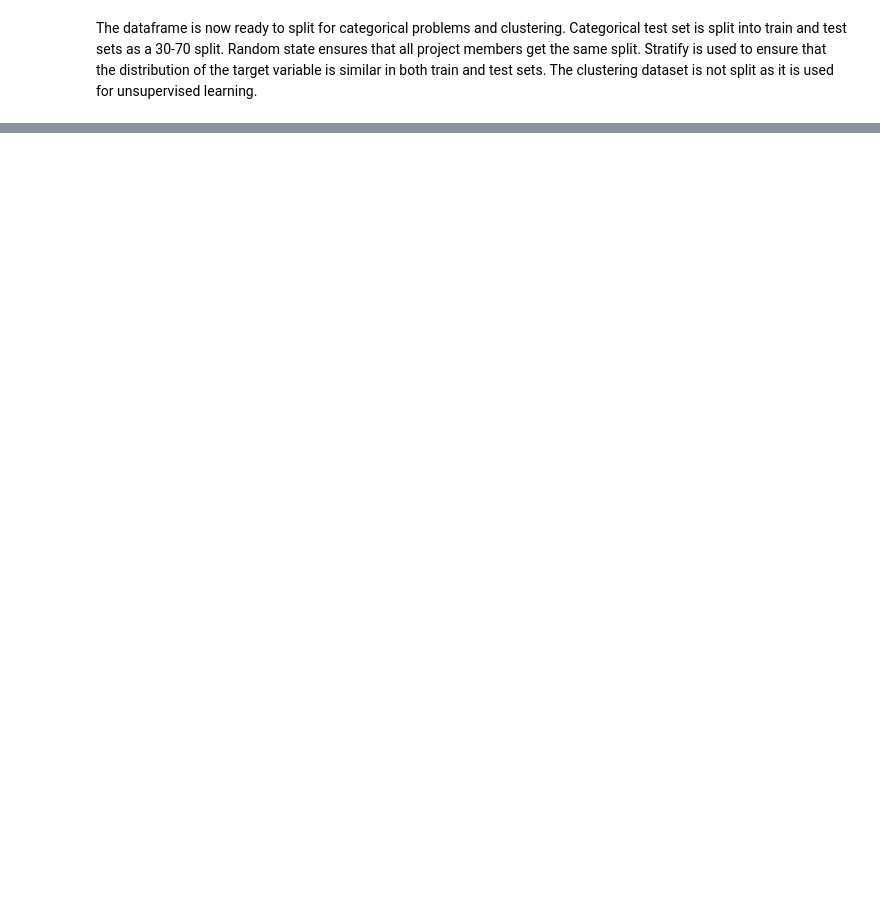
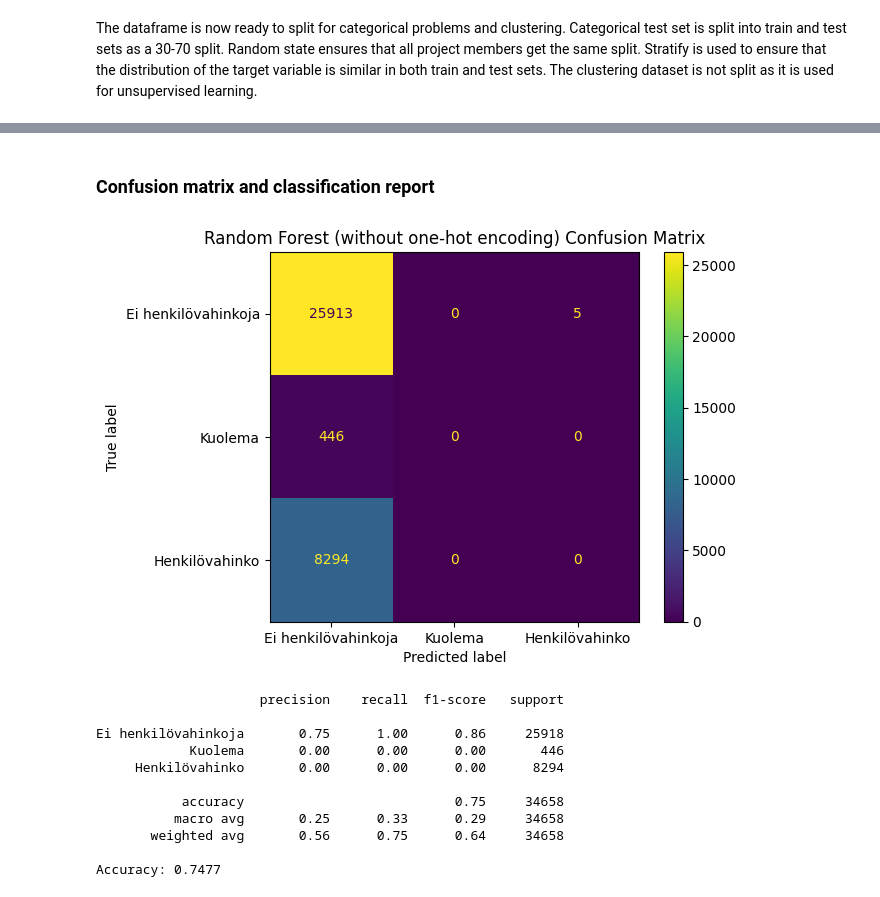
Before and after one commit to nealukumies/dml-project, a Jupyter notebook: traffic_accident_analysis.ipynb, the cells around one changed output, grey strips where cells are left out. Drawn from its saved outputs; the diff is of its cells as text; code cells hidden in the pictures; blank space fills up the shorter version.

```diff
--- a/traffic_accident_analysis.ipynb
+++ b/traffic_accident_analysis.ipynb
@@ -404,0 +443,22 @@ clustering_df = combined_df.drop(columns=["Vakavuusko"])
+# %%
+# Dataframe for weathers effects of accident severity analysis
+X_train_weather = X_train[["Pinta", "Valoisuus", "Sää", "Lämpötila"]]
+X_test_weather = X_test[["Pinta", "Valoisuus", "Sää", "Lämpötila"]]
+
+cat_cols = ["Pinta", "Sää", "Valoisuus"]
+num_cols = ["Lämpötila"]
+
+# Preprocessing: One-hot encode categorical columns
+preprocess = ColumnTransformer(
+    transformers=[
+        ("cat", OneHotEncoder(handle_unknown="ignore"), cat_cols),
+        ("num", "passthrough", num_cols)
+    ]
+)
+
+preprocess.fit(X_train_weather)
+
+X_train_transformed = preprocess.transform(X_train_weather)
+X_test_transformed = preprocess.transform(X_test_weather)
+
+X_train_transformed.toarray()[:5]  # Show first 5 rows of transformed data
@@ -404,0 +778,27 @@ clustering_df = combined_df.drop(columns=["Vakavuusko"])
+# %% [markdown]
+### Confusion matrix and classification report
+# %%
+y_pred = final_forest_model_noTransformed.predict(X_test_weather)
+cm = confusion_matrix(y_test, y_pred)
+
+cmd = ConfusionMatrixDisplay(confusion_matrix=cm, display_labels=['Ei henkilövahinkoja', 'Kuolema', 'Henkilövahinko'])
+cmd.plot()
+plt.title('Random Forest (without one-hot encoding) Confusion Matrix')
+plt.show()
+
+forest_report = classification_report(y_test, y_pred, target_names=['Ei henkilövahinkoja', 'Kuolema', 'Henkilövahinko'], zero_division=0)
+print(forest_report)
+print(f"Accuracy: {final_forest_model_noTransformed.score(X_test_weather, y_test):.4f}")
+# %% [output]
+[figure, added]
+                     precision    recall  f1-score   support
+
+Ei henkilövahinkoja       0.75      1.00      0.86     25918
+            Kuolema       0.00      0.00      0.00       446
+     Henkilövahinko       0.00      0.00      0.00      8294
+
+           accuracy                           0.75     34658
+          macro avg       0.25      0.33      0.29     34658
+       weighted avg       0.56      0.75      0.64     34658
+
+Accuracy: 0.7477
```
Also changed, not shown: parts of 36 cells of this notebook, 2 other files.
